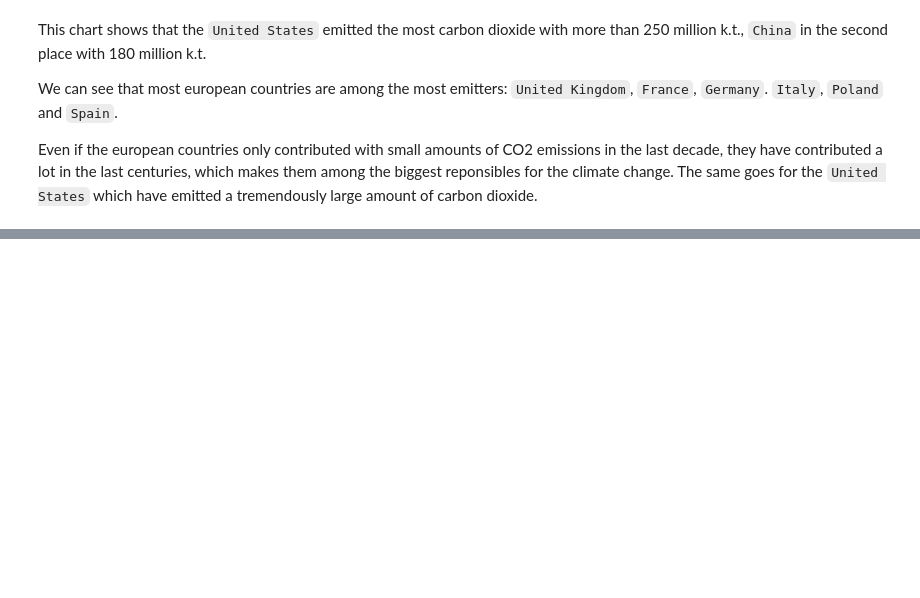
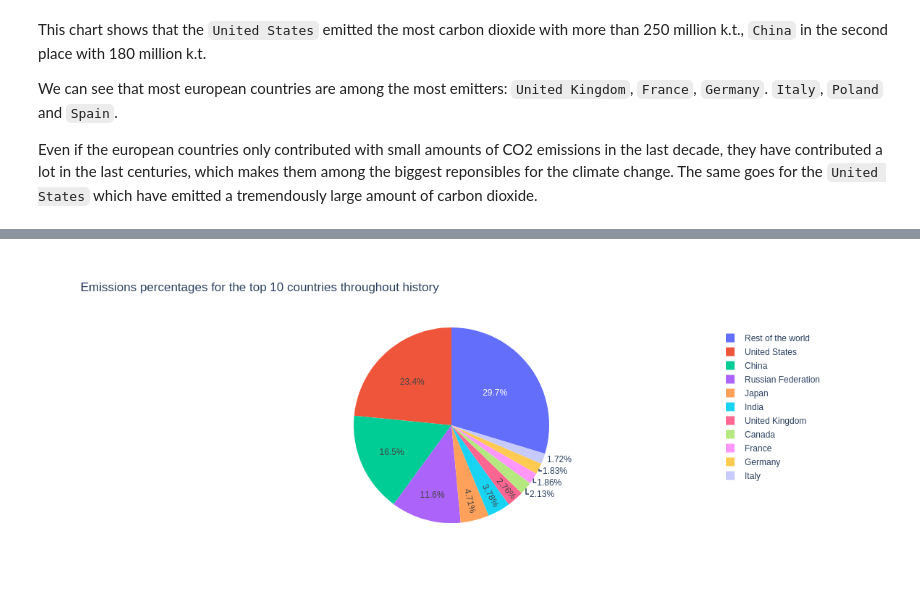
Before and after one commit to Reslan-Tinawi/Who-is-responsible-for-climate-change, a Jupyter notebook: who-is-responsible-for-climate-change.ipynb, the cells around one changed output, grey strips where cells are left out. Drawn from its saved outputs; the diff is of its cells as text; code cells hidden in the pictures; blank space fills up the shorter version.

```diff
--- a/who-is-responsible-for-climate-change.ipynb
+++ b/who-is-responsible-for-climate-change.ipynb
@@ -521,0 +537,15 @@ save_figure(fig, fig_name)
+# %%
+threshold = temp_df.iloc[10, 1]
+# %%
+temp_df.loc[lambda x: x["co2 emissions"] <= threshold, "Country"] = "Rest of the world"
+# %%
+fig = px.pie(
+    data_frame=temp_df,
+    values="co2 emissions",
+    names="Country",
+    title="Emissions percentages for the top 10 countries throughout history",
+)
+
+fig.show()
+# %% [output]
+[figure, added]
```
Also changed, not shown: parts of 9 cells of this notebook, 3 other files.
